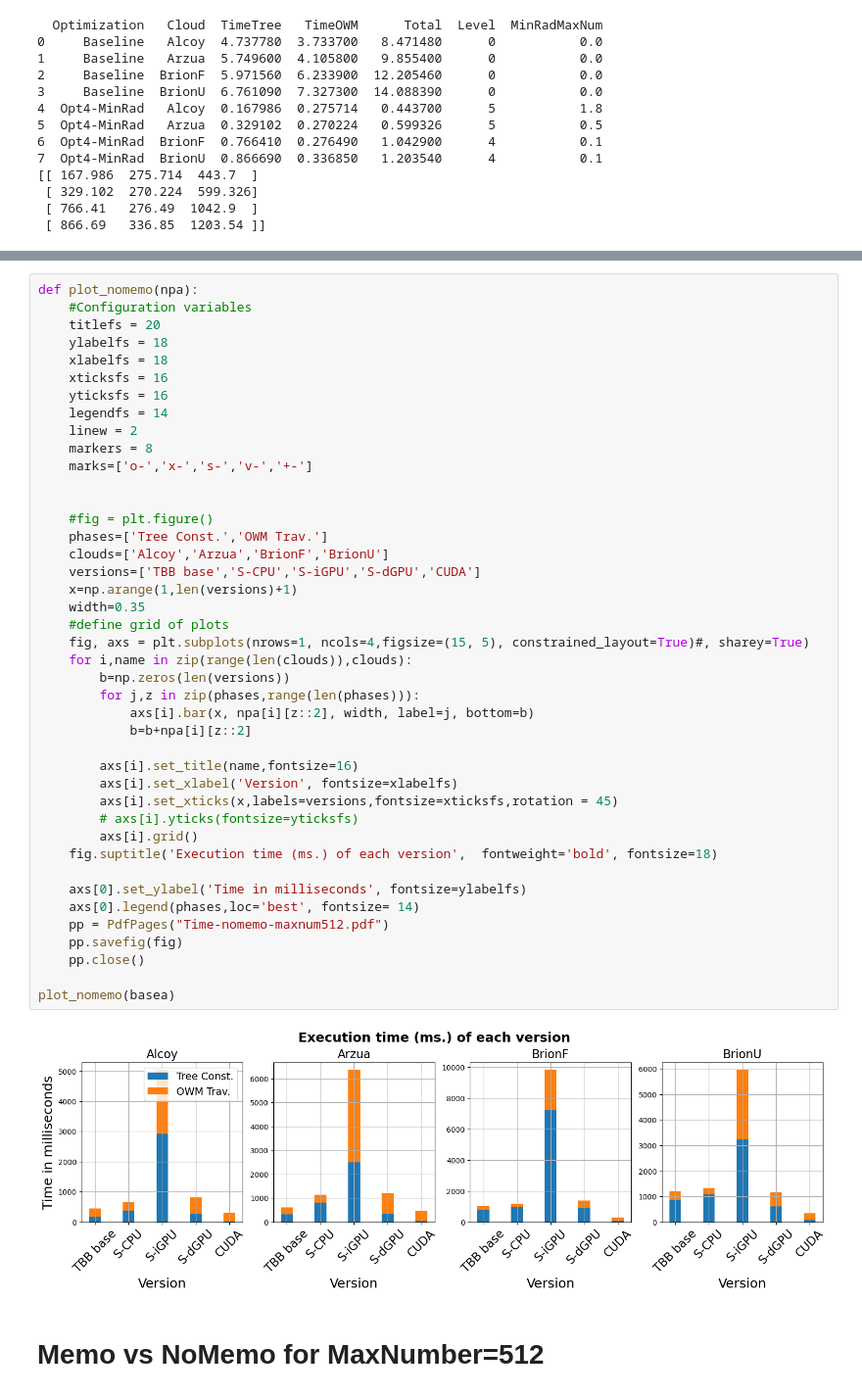
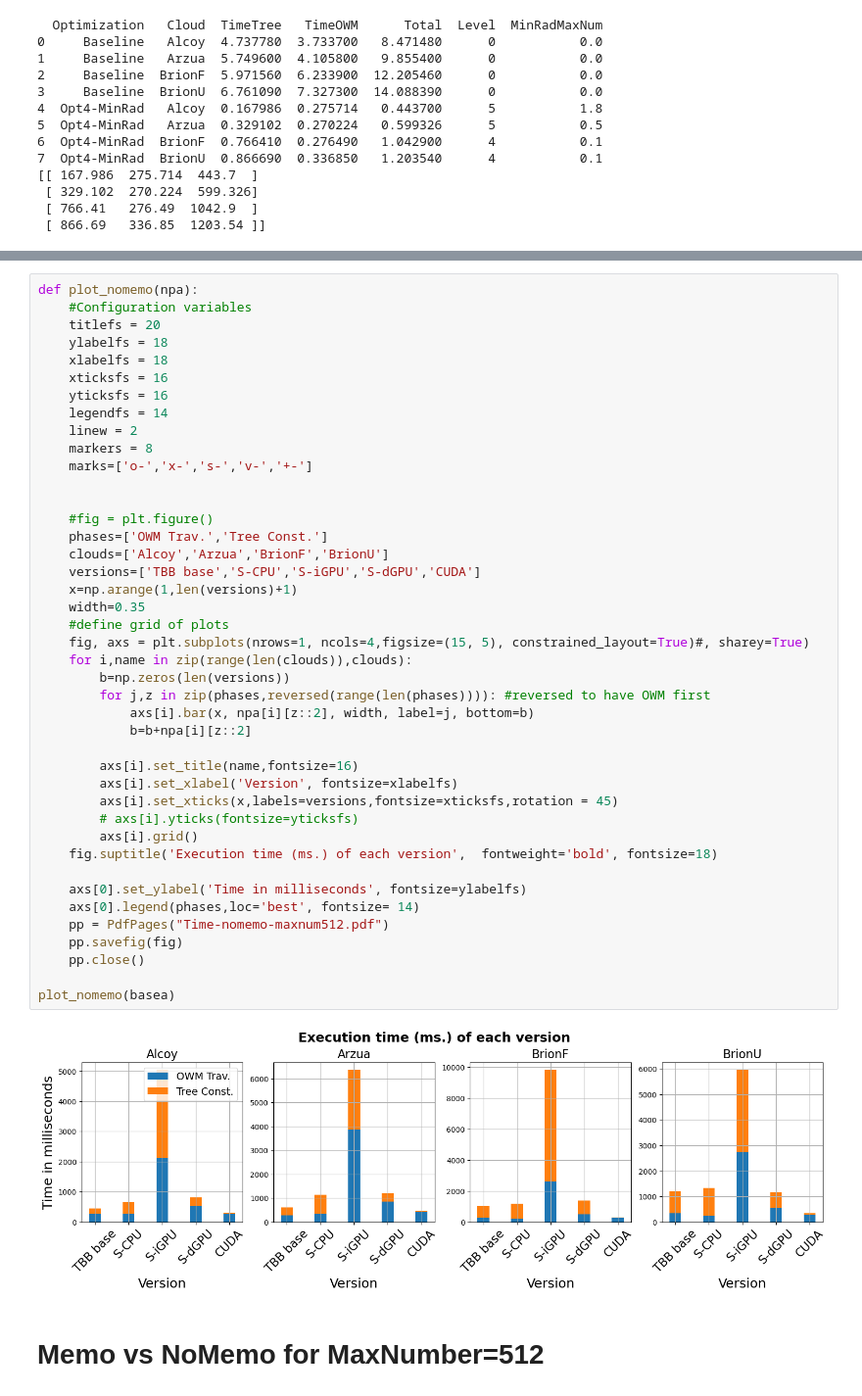
Before and after one commit to PPMC-DAC/FastOWM, a Jupyter notebook: Results/process_sycl_cuda_results.ipynb, the cells around one changed output, grey strips where cells are left out. Shown at 98% size. Saved outputs shown, nothing was run; the diff lists cells and outputs as text.

Commit message:
Fix figure 13 so that owm trav goes first and tree const second

```diff
--- a/Results/process_sycl_cuda_results.ipynb
+++ b/Results/process_sycl_cuda_results.ipynb
@@ -258,36 +258,36 @@ def plot_nomemo(npa):
     marks=['o-','x-','s-','v-','+-']
 
 
     #fig = plt.figure()
-    phases=['Tree Const.','OWM Trav.']
+    phases=['OWM Trav.','Tree Const.']
     clouds=['Alcoy','Arzua','BrionF','BrionU']
     versions=['TBB base','S-CPU','S-iGPU','S-dGPU','CUDA']
     x=np.arange(1,len(versions)+1)
     width=0.35
     #define grid of plots
     fig, axs = plt.subplots(nrows=1, ncols=4,figsize=(15, 5), constrained_layout=True)#, sharey=True)
     for i,name in zip(range(len(clouds)),clouds):
         b=np.zeros(len(versions))
-        for j,z in zip(phases,range(len(phases))):
+        for j,z in zip(phases,reversed(range(len(phases)))): #reversed to have OWM first
             axs[i].bar(x, npa[i][z::2], width, label=j, bottom=b)
             b=b+npa[i][z::2]
 
         axs[i].set_title(name,fontsize=16)
         axs[i].set_xlabel('Version', fontsize=xlabelfs)
         axs[i].set_xticks(x,labels=versions,fontsize=xticksfs,rotation = 45)
         # axs[i].yticks(fontsize=yticksfs)
         axs[i].grid()
     fig.suptitle('Execution time (ms.) of each version',  fontweight='bold', fontsize=18)
 
     axs[0].set_ylabel('Time in milliseconds', fontsize=ylabelfs)
     axs[0].legend(phases,loc='best', fontsize= 14)
     pp = PdfPages("Time-nomemo-maxnum512.pdf")
     pp.savefig(fig)
     pp.close()
 
 plot_nomemo(basea)
 # %% [output]
-[figure, old version]
+[figure, new version]
 # %% [markdown]
 # Memo vs NoMemo for MaxNumber=512
 # %%
```
